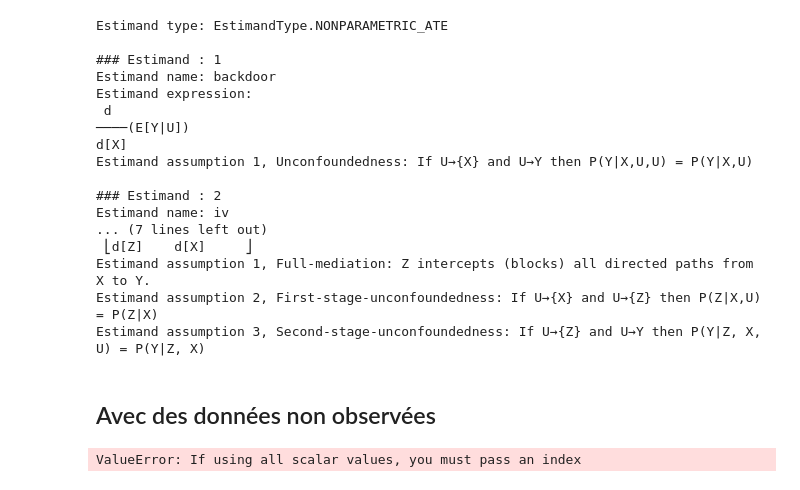
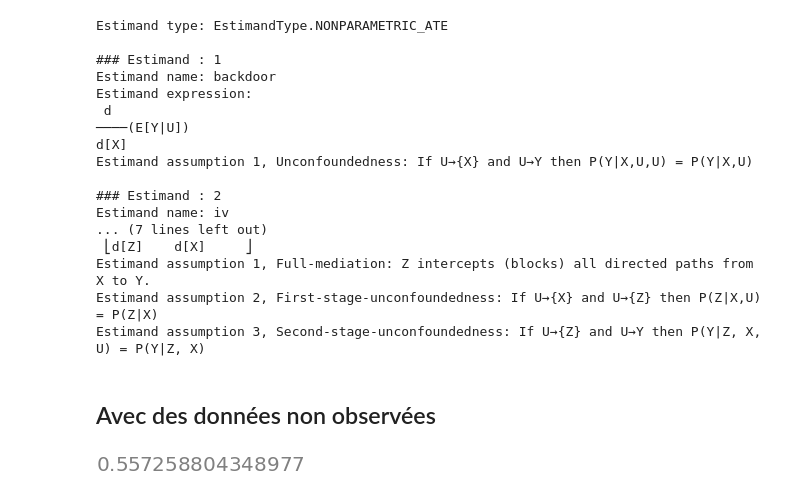
Before and after one commit to universmotion/course, a Jupyter notebook: graph/causal/Course_Causal_Data-Science_with_Directed_Acyclic_Graphs/3B-Do-calculus.ipynb, the cells around one changed output. Cells and saved outputs as stored; diff of their text form; code cells hidden in the pictures.

```diff
--- a/graph/causal/3B-Do-calculus.ipynb
+++ b/graph/causal/Course_Causal_Data-Science_with_Directed_Acyclic_Graphs/3B-Do-calculus.ipynb
@@ -346,29 +352,29 @@ Estimand assumption 3, Second-stage-unconfoundedness: If U→{Z} and U→Y then
 # %% [markdown]
 ## Avec des données non observées
 # %%
-e_x = np.random.normal(10000)
-e_y = np.random.normal(10000)
-e_z = np.random.normal(10000)
-u = np.random.normal(10000)
+e_x = np.random.normal(size=10000)
+e_y = np.random.normal(size=10000)
+e_z = np.random.normal(size=10000)
+u = np.random.normal(size=10000)
 
 # Create nodes for the DAG: y = z, z = x, y =-> x
-x = 1*(e_x + u > 0)
-z = 1*(x + e_z > 0.5)
-y = 1*(z + e_y + u > 0.5)
+x = (1*(e_x + u > 0)).astype(int)
+z = (1*(x + e_z > 0.5)).astype(int)
+y = (1*(z + e_y + u > 0.5)).astype(int)
 
-z_dox = 1*(1 + e_z > 0.5)
-y_dox = 1*(z_dox + e_y + u > 0.5)
+z_dox = (1*(1 + e_z > 0.5)).astype(int)
+y_dox = (1*(z_dox + e_y + u > 0.5)).astype(int)
 
 df = pd.DataFrame({"x":x, "y":y, "z":z, "z_dox":z_dox, "y_dox":y_dox})
 
 # P(y|do(x=1))
 np.mean(y_dox)
 # P(y|x=1)
 np.mean(y[x==1])
 # Frontdoor adjustment formula
-np.mean(y[x==1 & z==1]) * np.mean(x==1) * np.mean(z[x==1]==1) +\
-   np.mean(y[x==0 & z==1]) * np.mean(x==0) * np.mean(z[x==1]==1) +\
-   np.mean(y[x==1 & z==0]) * np.mean(x==1) * np.mean(z[x==1]==0) +\
-   np.mean(y[x==0 & z==0]) * np.mean(x==0) * np.mean(z[x==1]==0)
+np.mean(y[(x==1) & (z==1)]) * np.mean(x==1) * np.mean(z[x==1]==1) +\
+   np.mean(y[(x==1) & (z==0)]) * np.mean(x==1) * np.mean(z[x==1]==0) +\
+   np.mean(y[(x==0) & (z==1)]) * np.mean(x==0) * np.mean(z[x==1]==1) +\
+   np.mean(y[(x==0) & (z==0)]) * np.mean(x==0) * np.mean(z[x==1]==0)
 # %% [output]
-ValueError: If using all scalar values, you must pass an index
+[figure, added]
```
Also changed, not shown: parts of 1 cell of this notebook, 10 other files.
